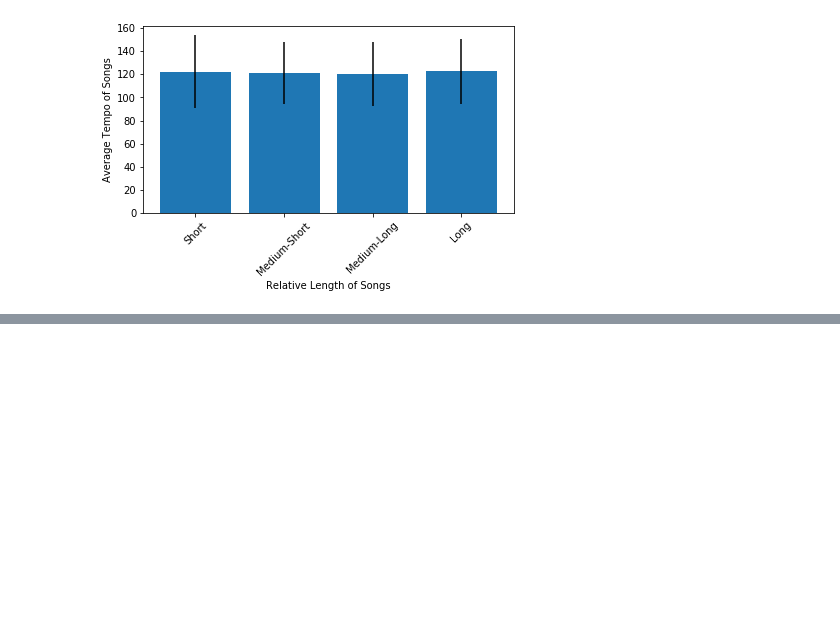
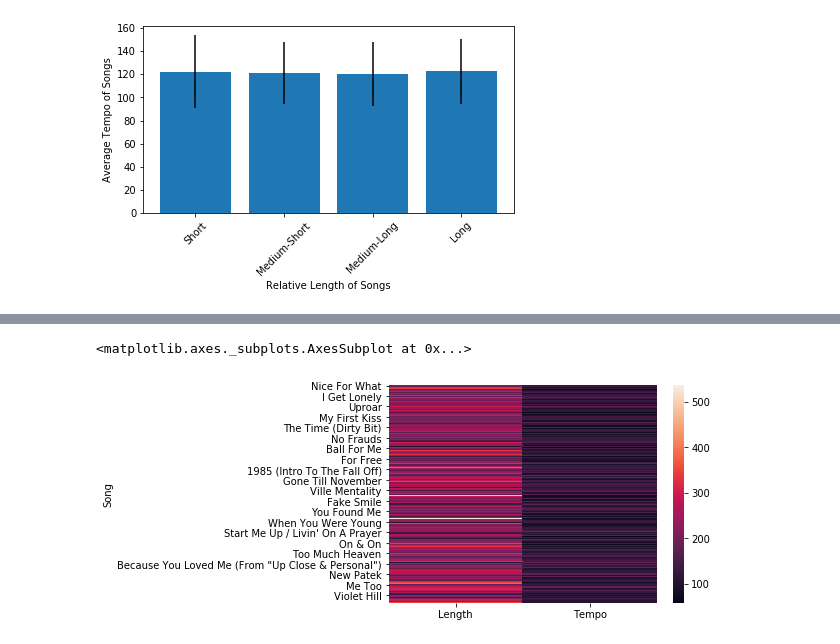
Before and after one commit to LRiceBall/Project-Group-5, a Jupyter notebook: start.ipynb, the cells around one changed output, grey strips where cells are left out. Saved outputs shown, nothing was run; the diff lists cells and outputs as text; code cells hidden in the pictures; blank space fills up the shorter version.

```diff
--- a/start.ipynb
+++ b/start.ipynb
@@ -446,3 +459,12 @@ plt.tight_layout()
 plt.savefig("Images/LenCategoriesperBPM.png")
 # %% [output]
 [figure]
+# %%
+compare2_df = new_df.sort_values(by="Peak Position")
+compare2_df = compare2_df.drop_duplicates(["Song"], keep="last")
+
+compare2_df["Length"] = compare2_df["Length"].apply(convert)
+compare2_df["Tempo"] = compare2_df["Tempo"].apply(rounding)
+
+compare2_df = compare2_df.loc[(compare2_df["Peak Position"] <= 40)]
+compare2_df
@@ -448,0 +486,4 @@ plt.savefig("Images/LenCategoriesperBPM.png")
+# %%
+compare2_df = compare2_df.set_index(["Song"])
+compare2_df = compare2_df[["Length", "Tempo"]]
+compare2_df
@@ -448,0 +505,5 @@ plt.savefig("Images/LenCategoriesperBPM.png")
+# %%
+sns.heatmap(compare2_df)
+# %% [output]
+<matplotlib.axes._subplots.AxesSubplot at 0x...>
+[figure, added]
```
Also changed, not shown: parts of 12 cells of this notebook.
